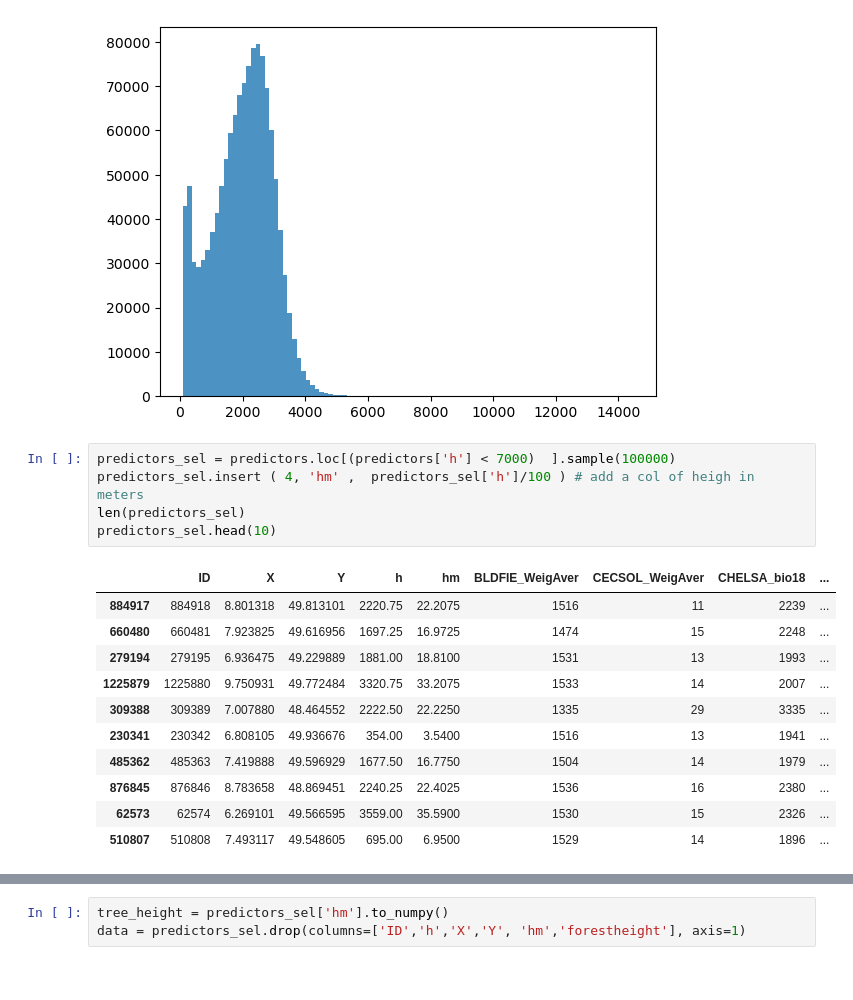
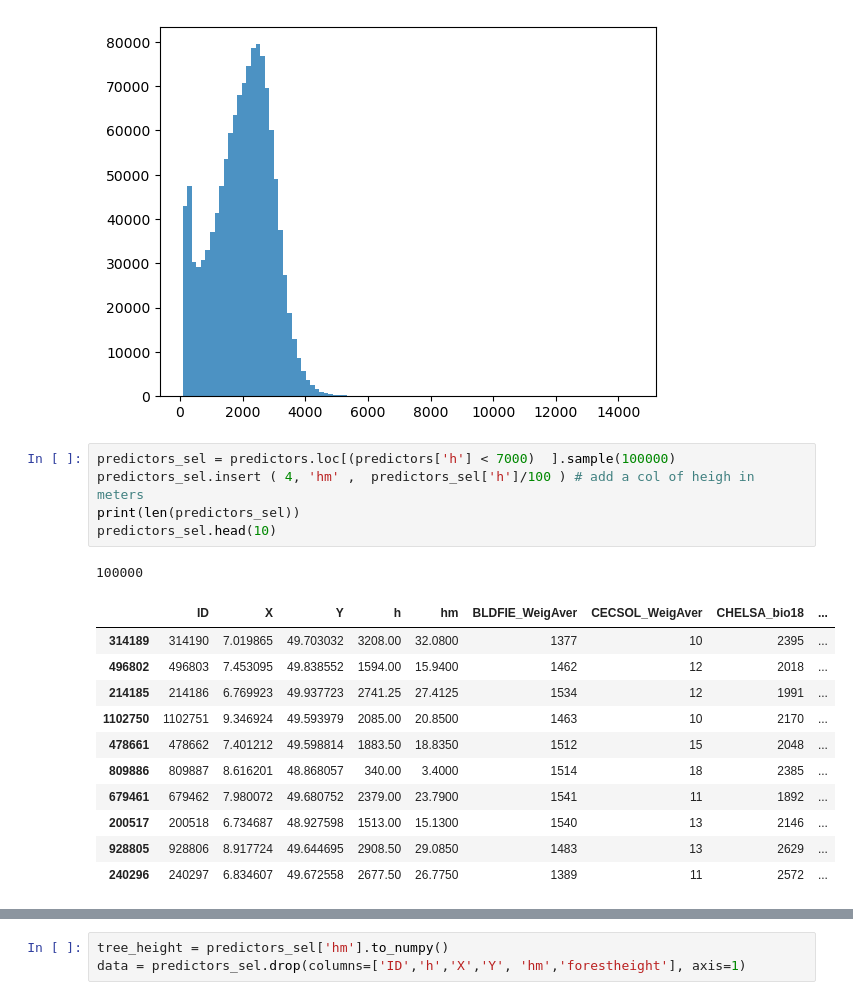
Before and after one commit to selvaje/SE_docs, a Jupyter notebook: source/CASESTUDY/Tree_Height_04SVM_pred_2023.ipynb, the cells around one changed output, grey strips where cells are left out. Cells and saved outputs as stored; diff of their text form.

```diff
--- a/source/CASESTUDY/Tree_Height_04SVM_pred_2023.ipynb
+++ b/source/CASESTUDY/Tree_Height_04SVM_pred_2023.ipynb
@@ -58,20 +59,21 @@ plt.hist((predictors['h']),bins,alpha=0.8);
 # %%
 predictors_sel = predictors.loc[(predictors['h'] < 7000)  ].sample(100000)
 predictors_sel.insert ( 4, 'hm' ,  predictors_sel['h']/100 ) # add a col of heigh in meters
-len(predictors_sel)
+print(len(predictors_sel))
 predictors_sel.head(10)
 # %% [output]
+100000
 |  | ID | X | Y | h | hm | BLDFIE_WeigAver | CECSOL_WeigAver | CHELSA_bio18 | ... |
-| 884917 | 884918 | 8.801318 | 49.813101 | 2220.75 | 22.2075 | 1516 | 11 | 2239 | ... |
-| 660480 | 660481 | 7.923825 | 49.616956 | 1697.25 | 16.9725 | 1474 | 15 | 2248 | ... |
-| 279194 | 279195 | 6.936475 | 49.229889 | 1881.00 | 18.8100 | 1531 | 13 | 1993 | ... |
-| 1225879 | 1225880 | 9.750931 | 49.772484 | 3320.75 | 33.2075 | 1533 | 14 | 2007 | ... |
-| 309388 | 309389 | 7.007880 | 48.464552 | 2222.50 | 22.2250 | 1335 | 29 | 3335 | ... |
-| 230341 | 230342 | 6.808105 | 49.936676 | 354.00 | 3.5400 | 1516 | 13 | 1941 | ... |
-| 485362 | 485363 | 7.419888 | 49.596929 | 1677.50 | 16.7750 | 1504 | 14 | 1979 | ... |
-| 876845 | 876846 | 8.783658 | 48.869451 | 2240.25 | 22.4025 | 1536 | 16 | 2380 | ... |
-| 62573 | 62574 | 6.269101 | 49.566595 | 3559.00 | 35.5900 | 1530 | 15 | 2326 | ... |
-| 510807 | 510808 | 7.493117 | 49.548605 | 695.00 | 6.9500 | 1529 | 14 | 1896 | ... |
+| 314189 | 314190 | 7.019865 | 49.703032 | 3208.00 | 32.0800 | 1377 | 10 | 2395 | ... |
+| 496802 | 496803 | 7.453095 | 49.838552 | 1594.00 | 15.9400 | 1462 | 12 | 2018 | ... |
+| 214185 | 214186 | 6.769923 | 49.937723 | 2741.25 | 27.4125 | 1534 | 12 | 1991 | ... |
+| 1102750 | 1102751 | 9.346924 | 49.593979 | 2085.00 | 20.8500 | 1463 | 10 | 2170 | ... |
+| 478661 | 478662 | 7.401212 | 49.598814 | 1883.50 | 18.8350 | 1512 | 15 | 2048 | ... |
+| 809886 | 809887 | 8.616201 | 48.868057 | 340.00 | 3.4000 | 1514 | 18 | 2385 | ... |
+| 679461 | 679462 | 7.980072 | 49.680752 | 2379.00 | 23.7900 | 1541 | 11 | 1892 | ... |
+| 200517 | 200518 | 6.734687 | 48.927598 | 1513.00 | 15.1300 | 1540 | 13 | 2146 | ... |
+| 928805 | 928806 | 8.917724 | 49.644695 | 2908.50 | 29.0850 | 1483 | 13 | 2629 | ... |
+| 240296 | 240297 | 6.834607 | 49.672558 | 2677.50 | 26.7750 | 1389 | 11 | 2572 | ... |
 # %%
 bins = np.linspace(min(predictors_sel['hm']),max(predictors_sel['hm']),100)
 plt.hist((predictors_sel['hm']),bins,alpha=0.8);
```
Also changed, not shown: parts of 14 cells of this notebook, 14 other files.
